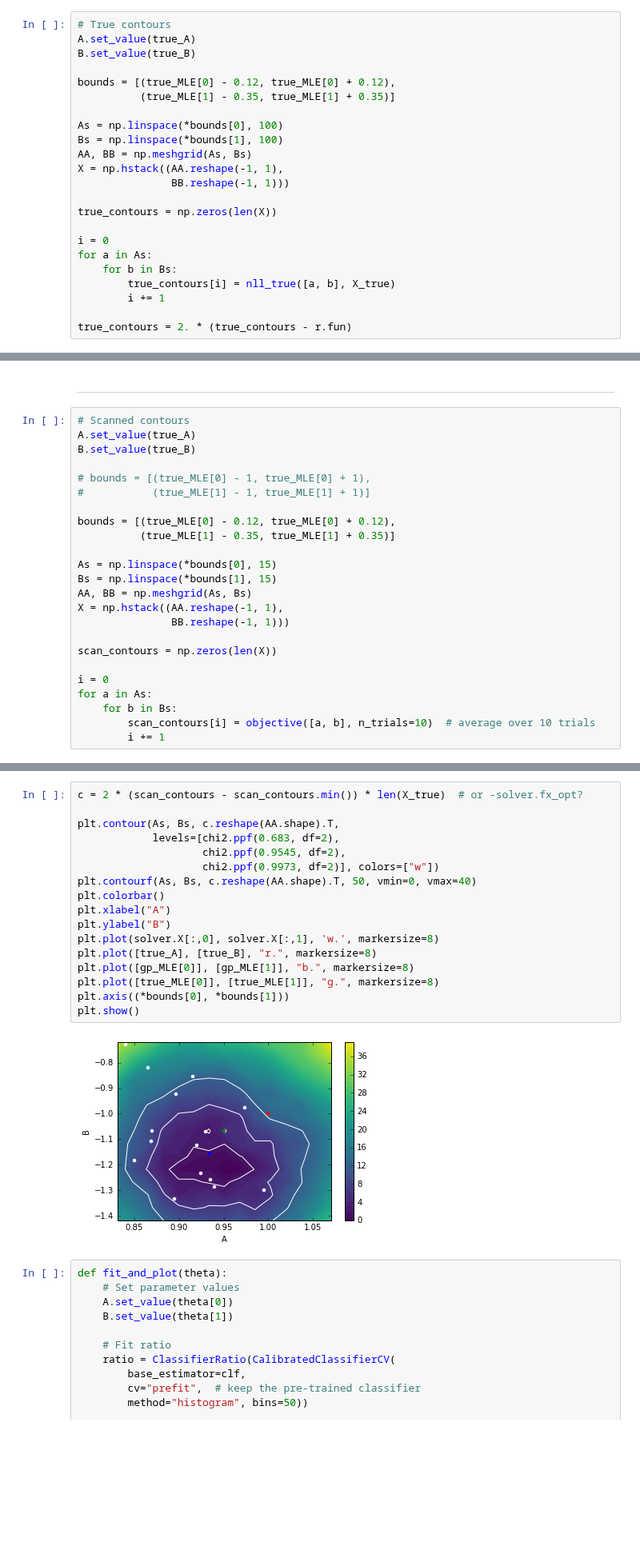
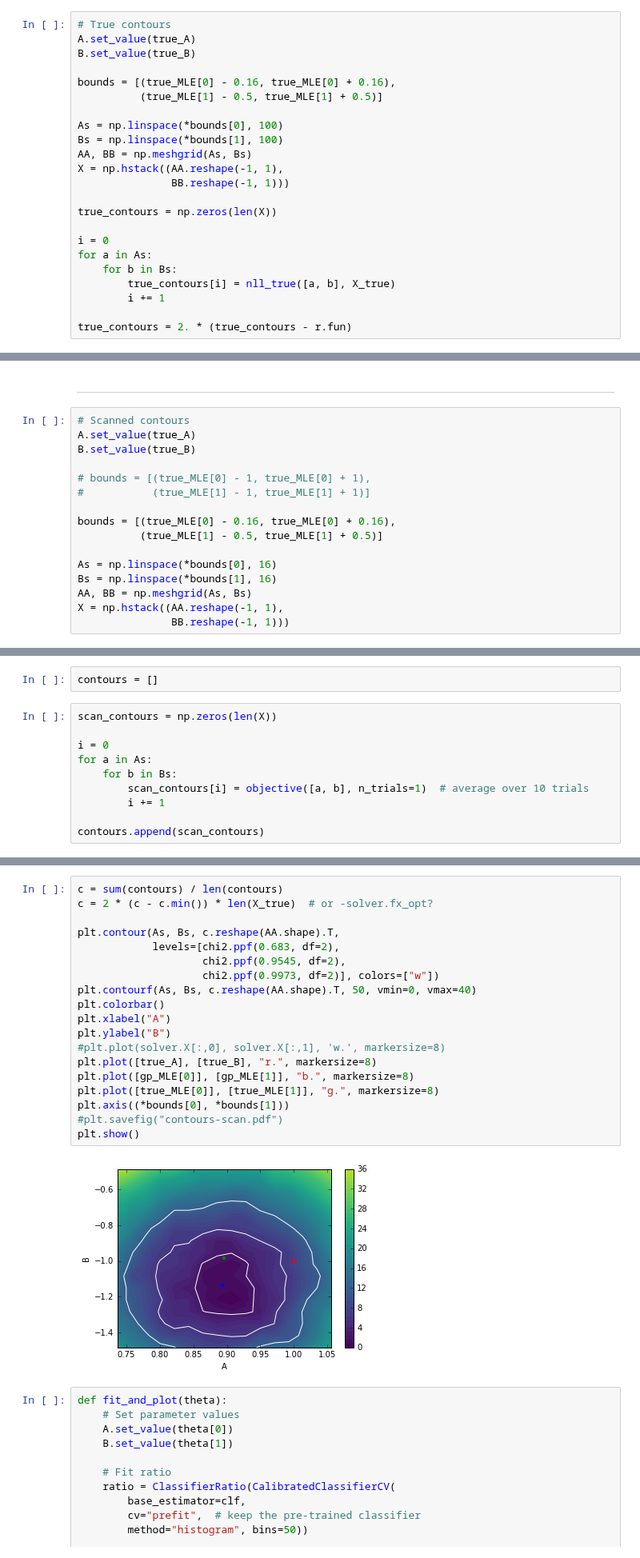
Before and after one commit to diana-hep/carl, a Jupyter notebook: examples/Inference from multi-dimensional data.ipynb, the cells around one changed output, grey strips where cells are left out. Shown at 80% size. Cells and saved outputs as stored; diff of their text form; blank space fills up the shorter version.

```diff
--- a/examples/Inference from multi-dimensional data.ipynb
+++ b/examples/Inference from multi-dimensional data.ipynb
@@ -78,8 +78,8 @@ True MLE = [ 0.95075776 -1.06817031]
 A.set_value(true_A)
 B.set_value(true_B)
 
-bounds = [(true_MLE[0] - 0.12, true_MLE[0] + 0.12),
-          (true_MLE[1] - 0.35, true_MLE[1] + 0.35)]
+bounds = [(true_MLE[0] - 0.16, true_MLE[0] + 0.16),
+          (true_MLE[1] - 0.5, true_MLE[1] + 0.5)]
 
 As = np.linspace(*bounds[0], 100)
 Bs = np.linspace(*bounds[1], 100)
@@ -292,19 +294,11 @@ B.set_value(true_B)
 # bounds = [(true_MLE[0] - 1, true_MLE[0] + 1),
 #           (true_MLE[1] - 1, true_MLE[1] + 1)]
 
-bounds = [(true_MLE[0] - 0.12, true_MLE[0] + 0.12),
-          (true_MLE[1] - 0.35, true_MLE[1] + 0.35)]
+bounds = [(true_MLE[0] - 0.16, true_MLE[0] + 0.16),
+          (true_MLE[1] - 0.5, true_MLE[1] + 0.5)]
 
-As = np.linspace(*bounds[0], 15)
-Bs = np.linspace(*bounds[1], 15)
+As = np.linspace(*bounds[0], 16)
+Bs = np.linspace(*bounds[1], 16)
 AA, BB = np.meshgrid(As, Bs)
 X = np.hstack((AA.reshape(-1, 1),
                BB.reshape(-1, 1)))
-
-scan_contours = np.zeros(len(X))
-
-i = 0
-for a in As:
-    for b in Bs:
-        scan_contours[i] = objective([a, b], n_trials=10)  # average over 10 trials
-        i += 1
@@ -328,0 +305,12 @@ for a in As:
+# %%
+contours = []
+# %%
+scan_contours = np.zeros(len(X))
+
+i = 0
+for a in As:
+    for b in Bs:
+        scan_contours[i] = objective([a, b], n_trials=1)  # average over 10 trials
+        i += 1
+
+contours.append(scan_contours)
@@ -329,22 +335,24 @@ for a in As:
 # %%
-c = 2 * (scan_contours - scan_contours.min()) * len(X_true)  # or -solver.fx_opt?
+c = sum(contours) / len(contours)
+c = 2 * (c - c.min()) * len(X_true)  # or -solver.fx_opt?
 
 plt.contour(As, Bs, c.reshape(AA.shape).T,
             levels=[chi2.ppf(0.683, df=2),
                     chi2.ppf(0.9545, df=2),
                     chi2.ppf(0.9973, df=2)], colors=["w"])
 plt.contourf(As, Bs, c.reshape(AA.shape).T, 50, vmin=0, vmax=40)
 plt.colorbar()
 plt.xlabel("A")
 plt.ylabel("B")
-plt.plot(solver.X[:,0], solver.X[:,1], 'w.', markersize=8)
+#plt.plot(solver.X[:,0], solver.X[:,1], 'w.', markersize=8)
 plt.plot([true_A], [true_B], "r.", markersize=8)
 plt.plot([gp_MLE[0]], [gp_MLE[1]], "b.", markersize=8)
 plt.plot([true_MLE[0]], [true_MLE[1]], "g.", markersize=8)
 plt.axis((*bounds[0], *bounds[1]))
+#plt.savefig("contours-scan.pdf")
 plt.show()
 # %% [output]
-[figure, old version]
+[figure, new version]
 # %%
 def fit_and_plot(theta):
     # Set parameter values
```
Also changed, not shown: parts of 14 cells of this notebook.
